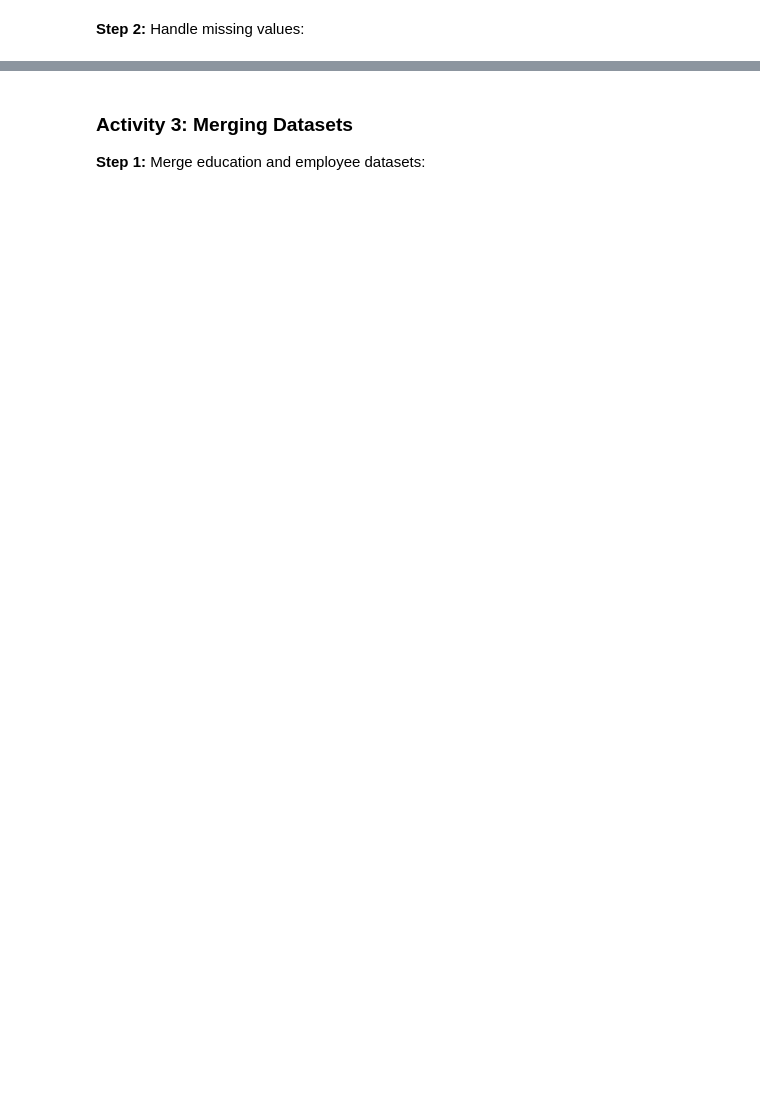
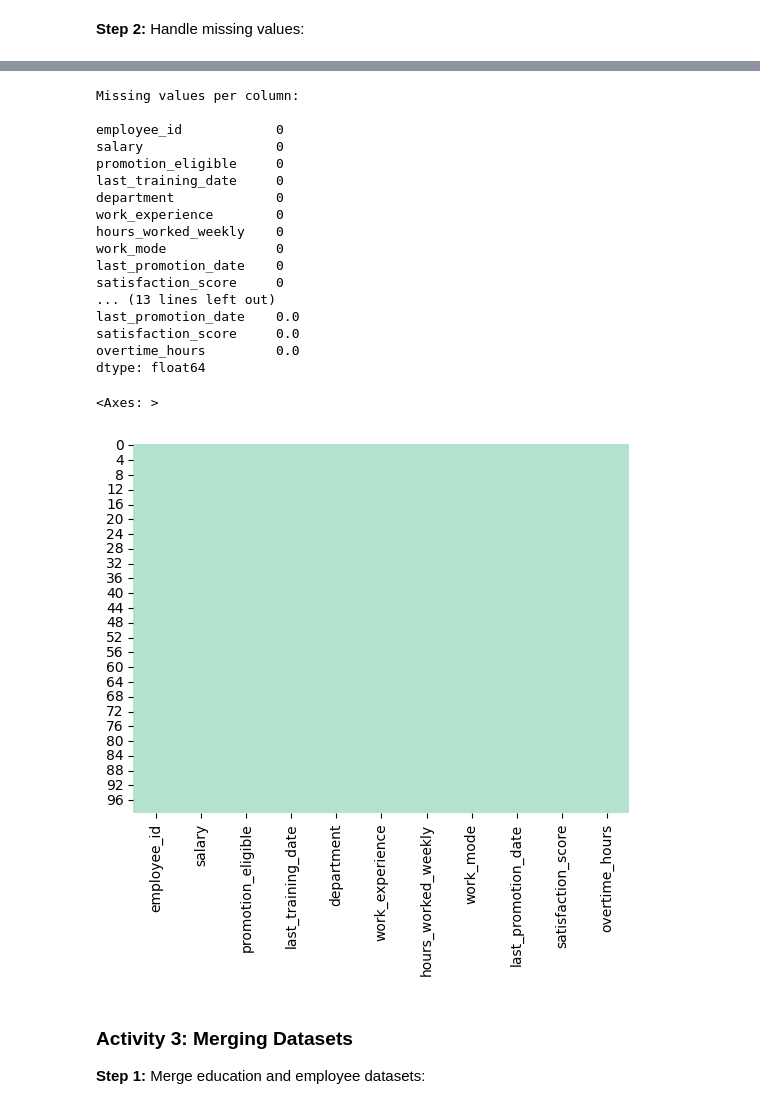
Before and after one commit to Abisais/my-data-project, a Jupyter notebook: DataFrame Operations.ipynb, the cells around one changed output, grey strips where cells are left out. Drawn from its saved outputs; the diff is of its cells as text; code cells hidden in the pictures; blank space fills up the shorter version.

```diff
--- a/DataFrame Operations.ipynb
+++ b/DataFrame Operations.ipynb
@@ -53,3 +139,47 @@ employee_df['work_mode'] = employee_df['work_mode'].str.strip().str.lower()
+# %%
+# Columns age and projects_completed are dropped / Columnas "age" y "projects_completed" son eliminadas
+employee_df.drop(columns=['age', 'projects_completed'], inplace=True)
+# %%
+# Fill missing numeric values with median
+numeric_columns = employee_df.select_dtypes(include=['number']).columns
+employee_df[numeric_columns] = employee_df[numeric_columns].fillna(employee_df[numeric_columns].median())
+# %%
+# Fill missing categorical values with mode
+# Seleccionamos explícitamente 'object' y 'string' para evitar el Warning
+categorical_columns = employee_df.select_dtypes(include=['object', 'string']).columns
+employee_df[categorical_columns] = employee_df[categorical_columns].fillna(employee_df[categorical_columns].mode().iloc[0])
+# %%
+# Your code here to handle missing values
+# Check missing values per column / Verificar valores nulos por columna
+print('\nMissing values per column:\n')
+print(employee_df.isnull().sum())
+# Contrast with the percentage / Contrastar con el porcentaje
+print('\nPercentage of null values:\n')
+print(employee_df.isnull().mean()*100)
+
+# I use a heatmap to visualize better the null values / Usaré el mapa de calor para visualizar mejor los nulos
+import seaborn as sns
+sns.heatmap(employee_df.isnull(), cbar=False, cmap='Pastel2')
+# %% [output]
+Missing values per column:
+
+employee_id            0
+salary                 0
+promotion_eligible     0
+last_training_date     0
+department             0
+work_experience        0
+hours_worked_weekly    0
+work_mode              0
+last_promotion_date    0
+satisfaction_score     0
+... (13 lines left out)
+last_promotion_date    0.0
+satisfaction_score     0.0
+overtime_hours         0.0
+dtype: float64
+<Axes: >
+[figure, added]
 # %% [markdown]
 ### Activity 3: Merging Datasets
 <b>Step 1:</b> Merge education and employee datasets:
```
Also changed, not shown: parts of 14 cells of this notebook, 1 other file.
